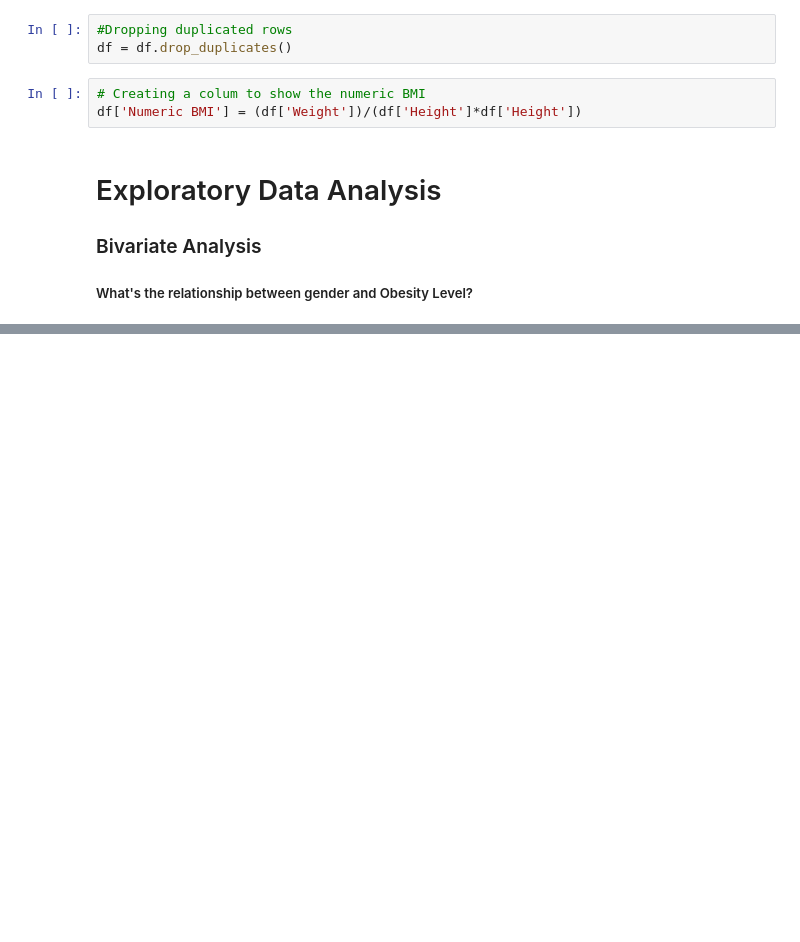
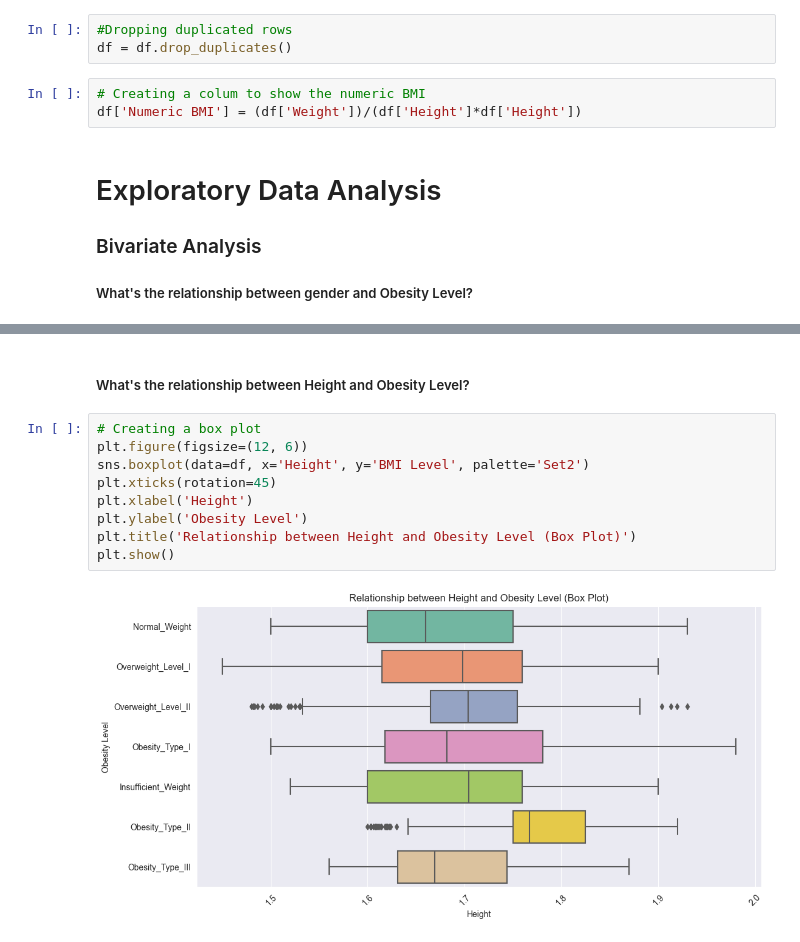
Before and after one commit to janejeshen/Obesity-Estimation-from-Eating-Habits-and-Health, a Jupyter notebook: obesity notebook.ipynb, the cells around one changed output, grey strips where cells are left out. Cells and saved outputs as stored; diff of their text form; blank space fills up the shorter version.

```diff
--- a/obesity notebook.ipynb
+++ b/obesity notebook.ipynb
@@ -243,0 +311,13 @@ df['Numeric BMI'] = (df['Weight'])/(df['Height']*df['Height'])
+# %% [markdown]
+##### What's the relationship between Height and Obesity Level?
+# %%
+# Creating a box plot
+plt.figure(figsize=(12, 6))
+sns.boxplot(data=df, x='Height', y='BMI Level', palette='Set2')
+plt.xticks(rotation=45)
+plt.xlabel('Height')
+plt.ylabel('Obesity Level')
+plt.title('Relationship between Height and Obesity Level (Box Plot)')
+plt.show()
+# %% [output]
+[figure, added]
```
Also changed, not shown: parts of 30 cells of this notebook.
